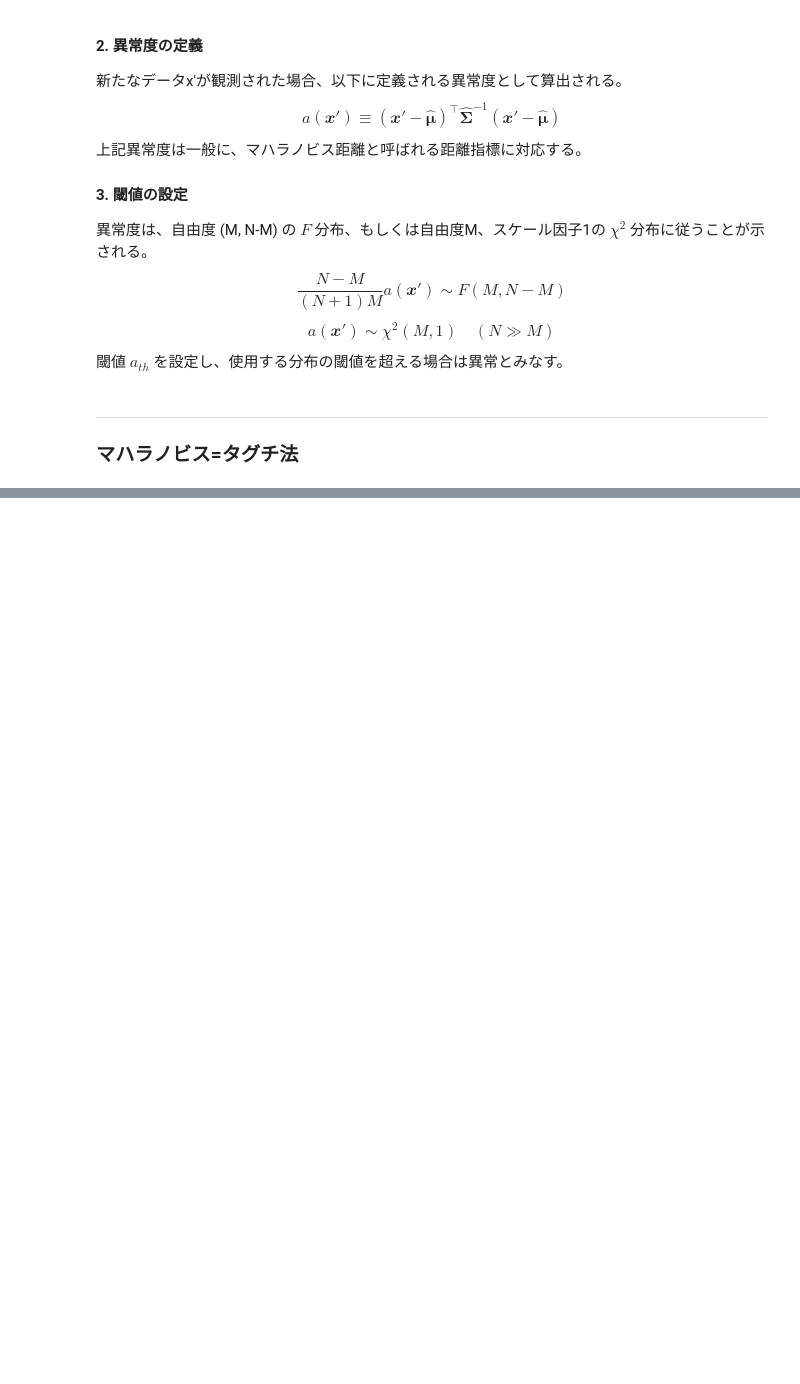
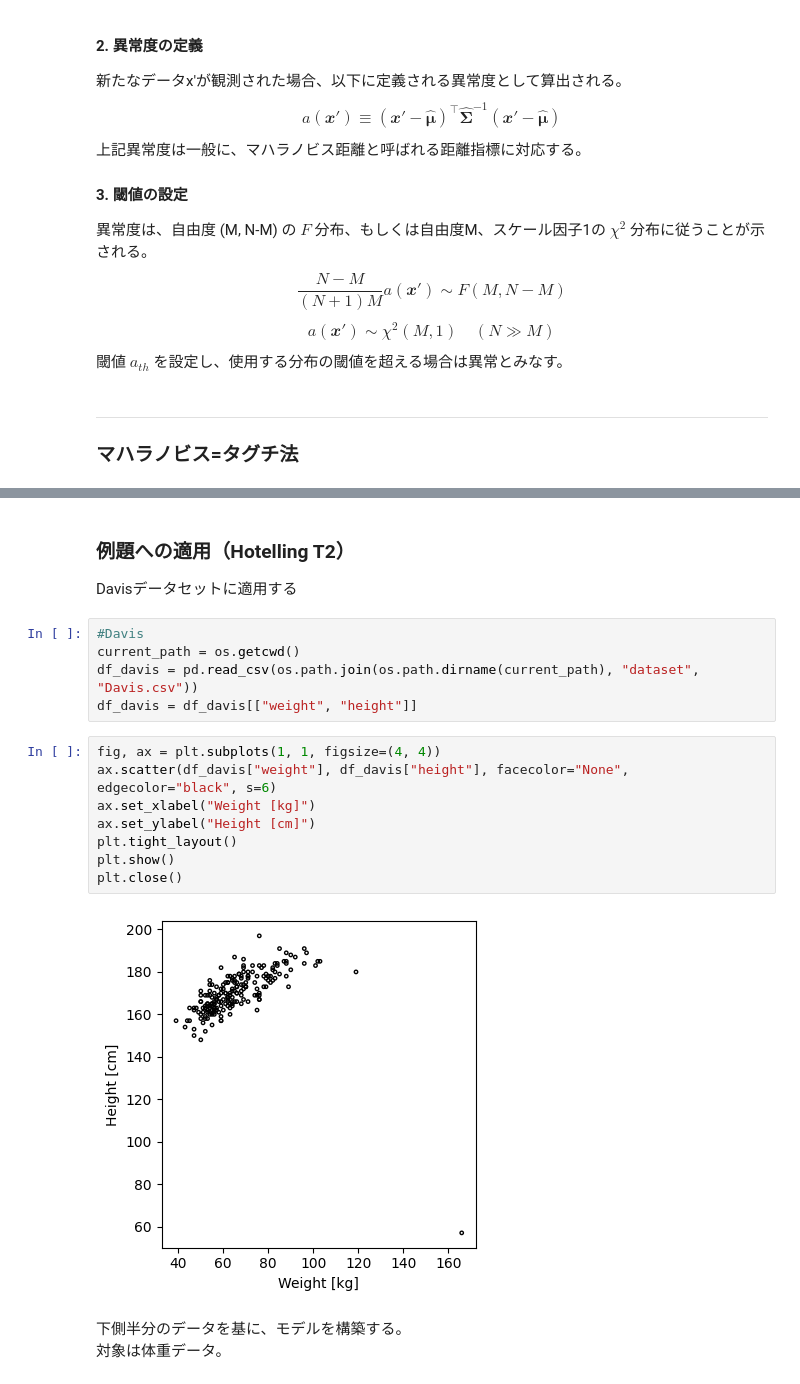
Before and after one commit to YK0729/AnomalyDetection, a Jupyter notebook: notebooks/Hotelling_multidimension.ipynb, the cells around one changed output, grey strips where cells are left out. Saved outputs shown, nothing was run; the diff lists cells and outputs as text; blank space fills up the shorter version.

```diff
--- a/notebooks/Hotelling_multidimension.ipynb
+++ b/notebooks/Hotelling_multidimension.ipynb
@@ -84 +180,22 @@ $$ a(\mathbfit{x'}) \sim \chi^2(M, 1) \quad (N \gg M)$$
+# %% [markdown]
+### 例題への適用（Hotelling T2）
+Davisデータセットに適用する
+# %%
+#Davis
+current_path = os.getcwd()
+df_davis = pd.read_csv(os.path.join(os.path.dirname(current_path), "dataset", "Davis.csv"))
+df_davis = df_davis[["weight", "height"]]
+# %%
+fig, ax = plt.subplots(1, 1, figsize=(4, 4))
+ax.scatter(df_davis["weight"], df_davis["height"], facecolor="None", edgecolor="black", s=6)
+ax.set_xlabel("Weight [kg]")
+ax.set_ylabel("Height [cm]")
+plt.tight_layout()
+plt.show()
+plt.close()
+# %% [output]
+[figure, added]
+# %% [markdown]
+下側半分のデータを基に、モデルを構築する。<br>
+対象は体重データ。
 # %%
```
Also changed, not shown: parts of 8 cells of this notebook, 6 other files.
